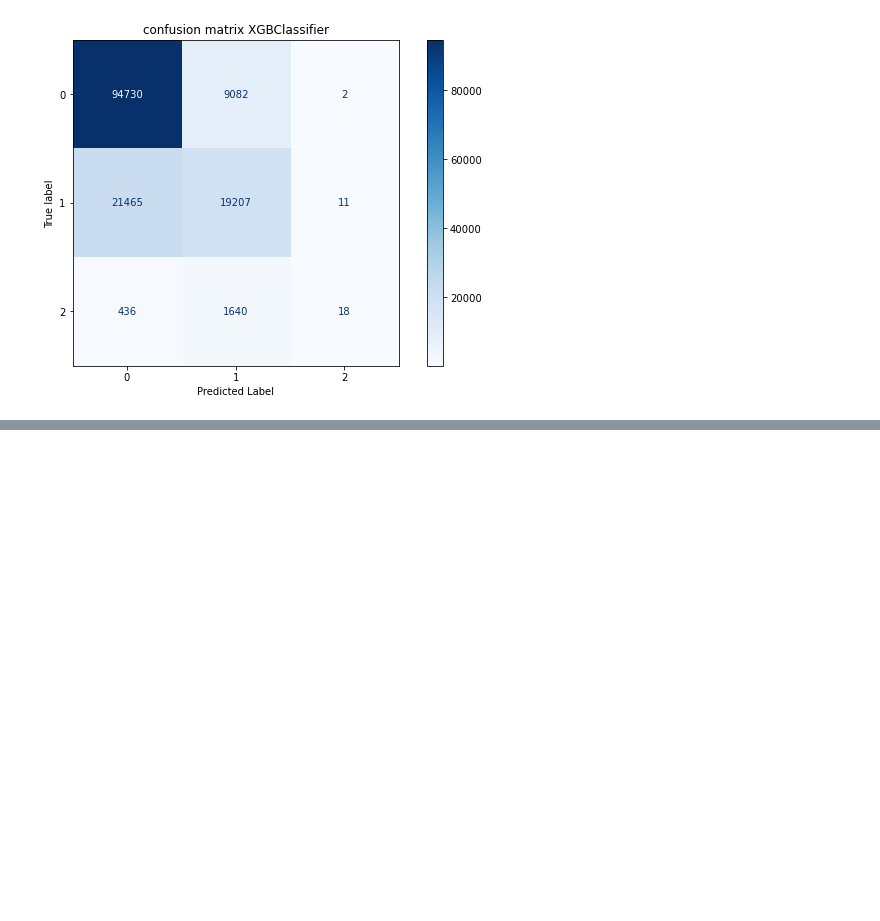
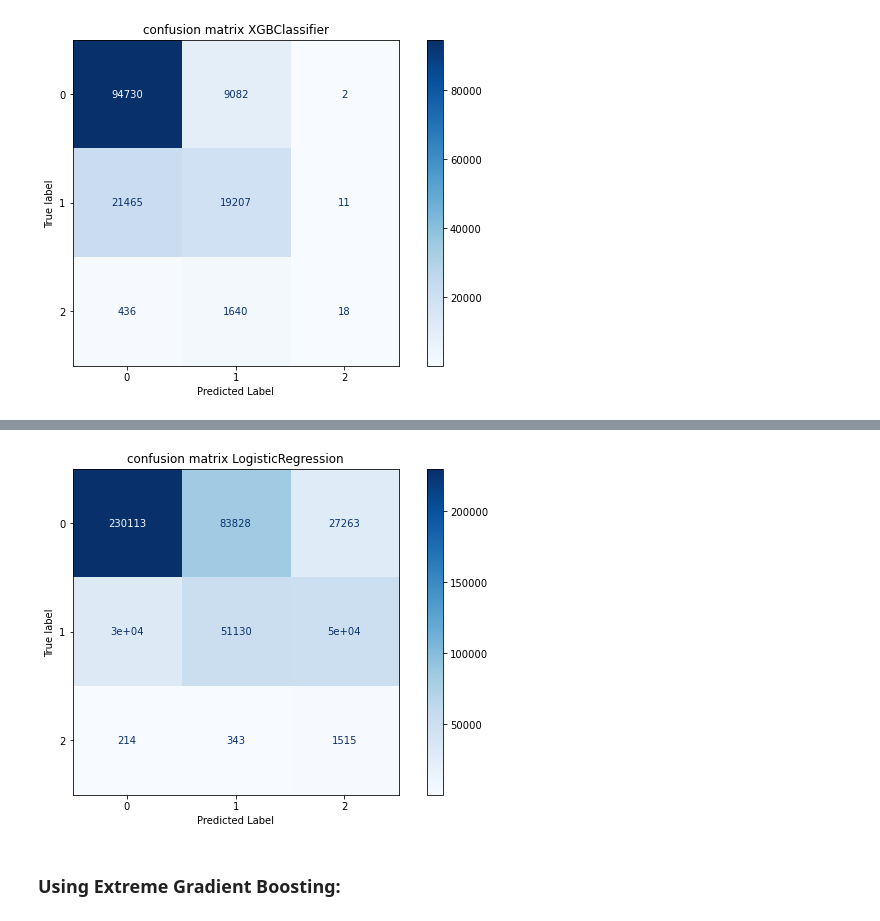
Before and after one commit to kggold4/final-project-machine-learning, a Jupyter notebook: spotify_classification.ipynb, the cells around one changed output, grey strips where cells are left out. Saved outputs shown, nothing was run; the diff lists cells and outputs as text; code cells hidden in the pictures; blank space fills up the shorter version.

```diff
--- a/spotify_classification.ipynb
+++ b/spotify_classification.ipynb
@@ -474,0 +581,6 @@ my_plot_confusion_matrix(classifier_mlp, X_test, y_test, title="confusion matrix
+# %%
+# get the classifier
+lclf = LogisticRegression()
+
+# print accuracy
+lgr_acc = print_accuracy(lclf, X_train, X_test, y_train, y_test)
@@ -474,0 +599,6 @@ my_plot_confusion_matrix(classifier_mlp, X_test, y_test, title="confusion matrix
+# %%
+my_plot_confusion_matrix(lclf, X_test, y_test, title="confusion matrix LogisticRegression")
+# %% [output]
+[figure, added]
+# %% [markdown]
+### Using Extreme Gradient Boosting:
```
Also changed, not shown: parts of 27 cells of this notebook.
